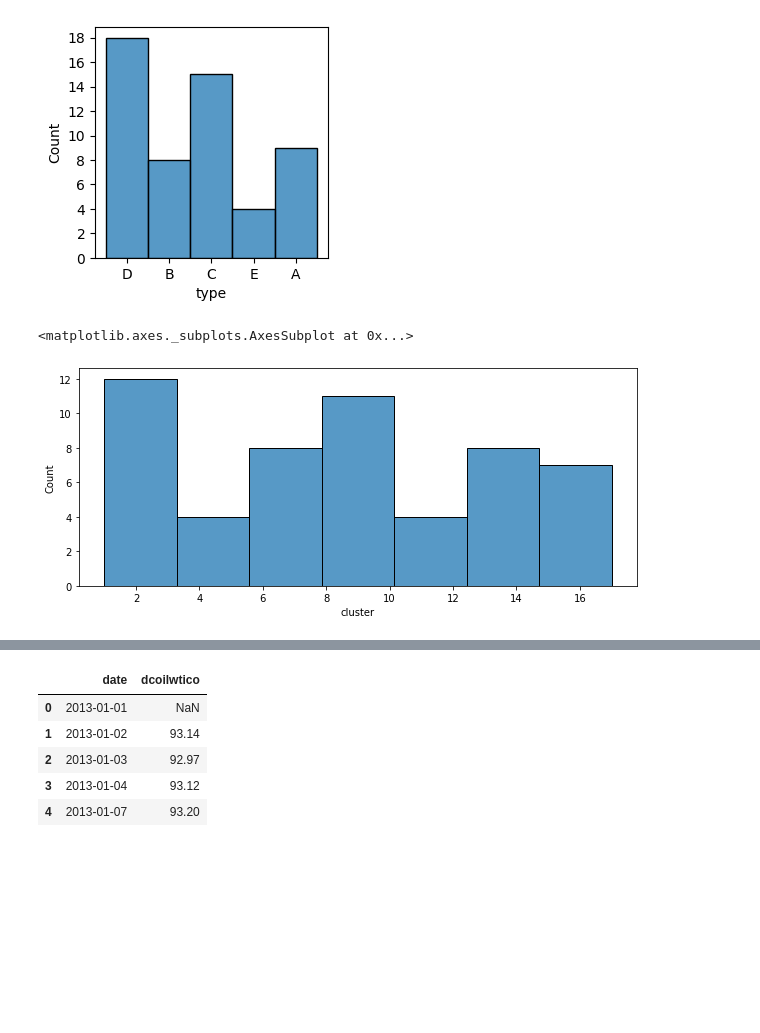
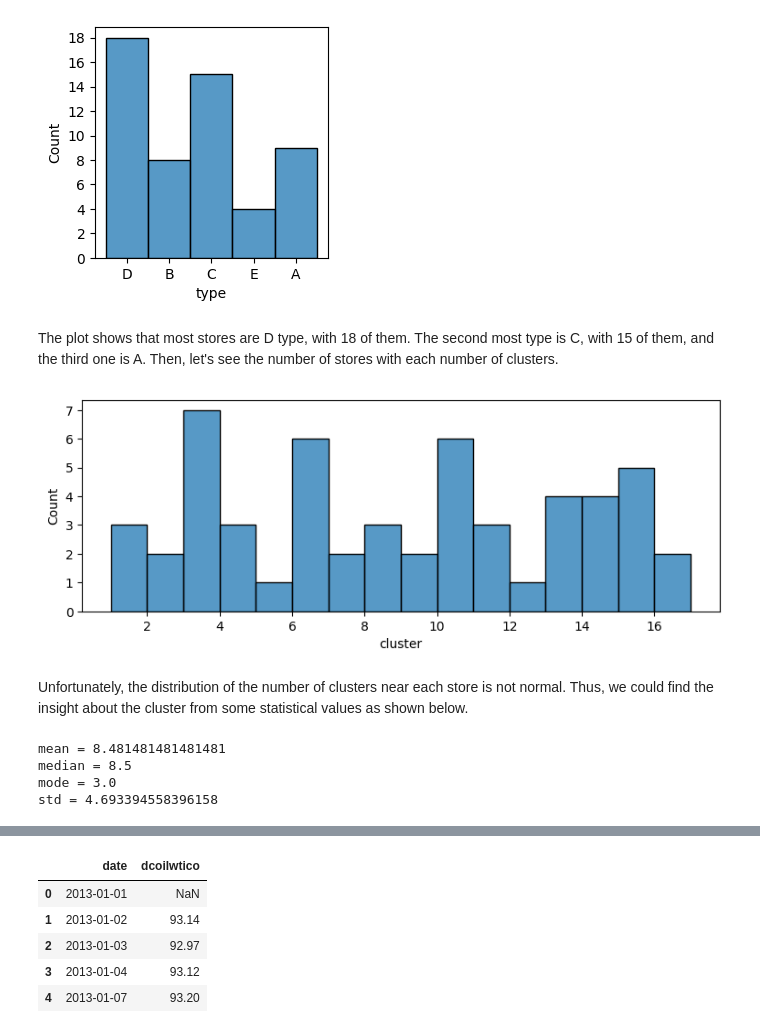
Before and after one commit to Komsan-Kongwongsupak/store-sales, a Jupyter notebook: store-sales.ipynb, the cells around one changed output, grey strips where cells are left out. Drawn from its saved outputs; the diff is of its cells as text; code cells hidden in the pictures; blank space fills up the shorter version.

Commit message:
continued data exploratory.
in df_store
- ended the distribution section
- began the relationship part

```diff
--- a/store-sales.ipynb
+++ b/store-sales.ipynb
@@ -99,9 +98,23 @@ ax.set_yticks(np.arange(0, 20, 2))
 plt.show()
 # %% [output]
 [figure]
+# %% [markdown]
+<p>The plot shows that most stores are D type, with 18 of them. The second most type is C, with 15 of them, and the third one is A. Then, let's see the number of stores with each number of clusters.</p>
 # %%
-axis = plt.figure(figsize=(10,4))
-sns.histplot(data=df_store.sort_values('cluster'), x='cluster')
+plt.figure(figsize=(9, 3))
+ax = sns.histplot(data=df_store.sort_values('cluster'), x='cluster', bins=16)
+plt.show()
 # %% [output]
-<matplotlib.axes._subplots.AxesSubplot at 0x...>
-[figure, old version]
+[figure, new version]
+# %% [markdown]
+<p>Unfortunately, the distribution of the number of clusters near each store is not normal. Thus, we could find the insight about the cluster from some statistical values as shown below.</p>
+# %%
+print(f'mean = {df_store["cluster"].mean()}')
+print(f'median = {df_store["cluster"].median()}')
+print(f'mode = {df_store["cluster"].mode().mean()}')
+print(f'std = {df_store["cluster"].std()}')
+# %% [output]
+mean = 8.481481481481481
+median = 8.5
+mode = 3.0
+std = 4.693394558396158
```
Also changed, not shown: parts of 4 cells of this notebook.
